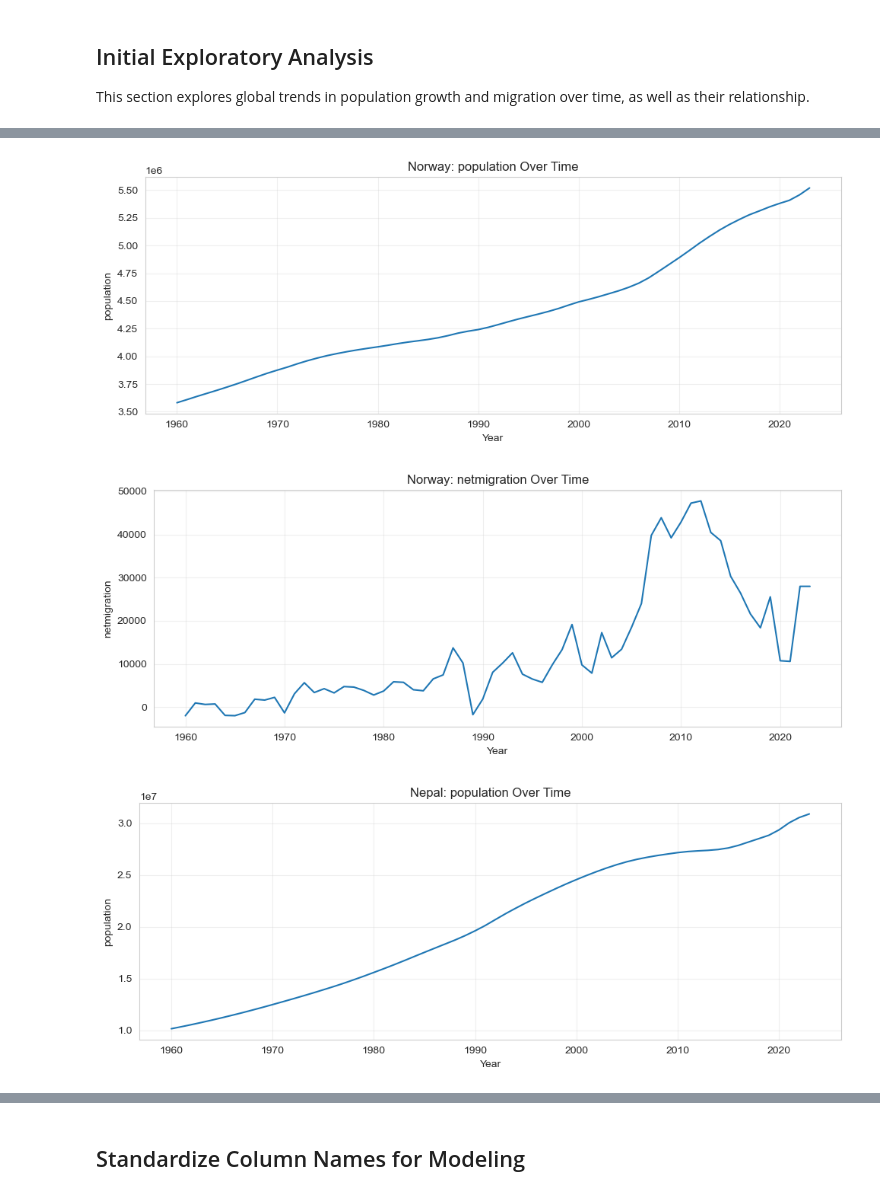
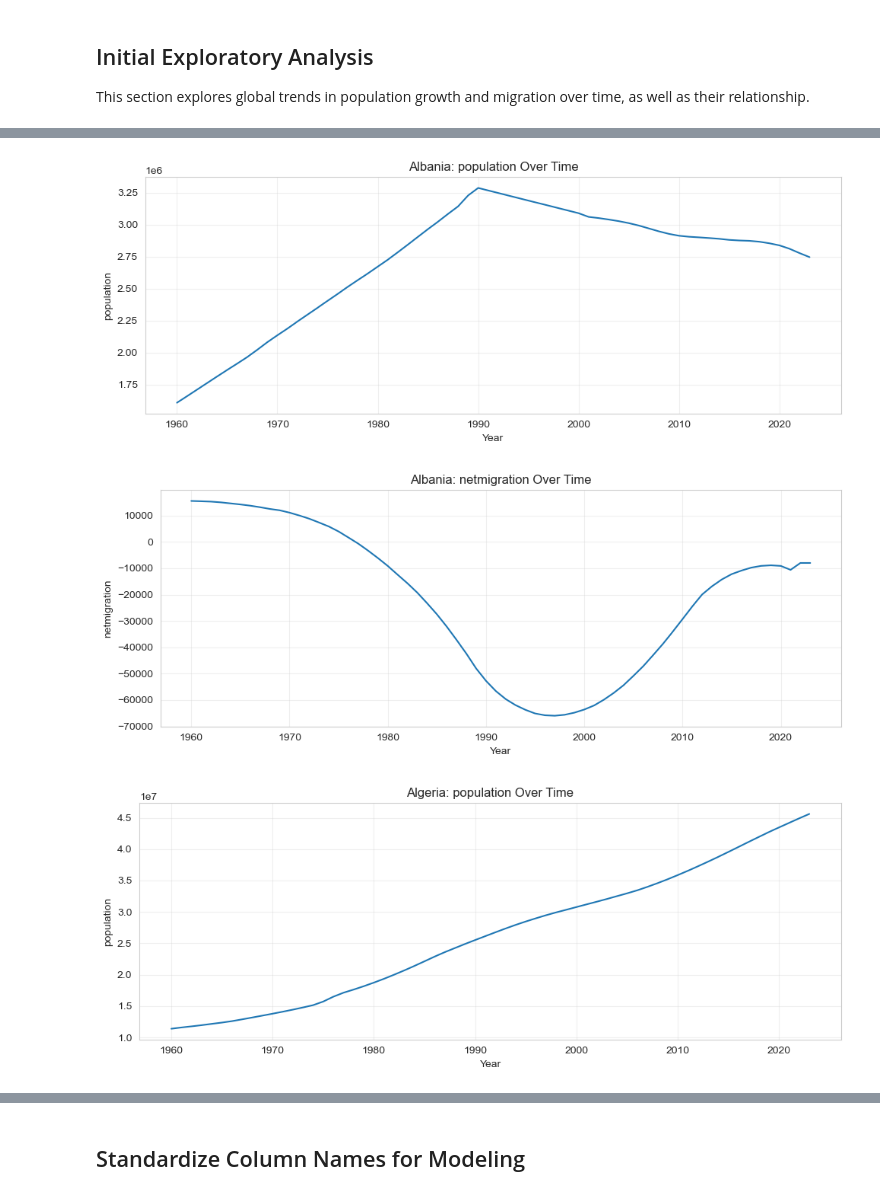
Before and after one commit to 3028Bikalpa/STATS201_project_Bikki, a Jupyter notebook: project_code.ipynb, the cells around one changed output, grey strips where cells are left out. Drawn from its saved outputs; the diff is of its cells as text; code cells hidden in the pictures.

```diff
--- a/project_code.ipynb
+++ b/project_code.ipynb
@@ -117,36 +122,36 @@ This section explores global trends in population growth and migration over time
 # %%
 # Select a small subset of countries for visualization
 # We use countries with the highest number of observations to ensure complete time series
-top_countries = df[country_col].value_counts().head(3).index.tolist()
+top_countries = sorted(df[country_col].unique())[:3]
 
 # Plot population and migration trends over time for selected countries
 for c in top_countries:
 
-    # Subset data for a single country and sort by year
-    d = df[df[country_col] == c].sort_values(year_col)
+    # Subset data for a single country, we don't need to sort here because we have sorted the same data twice before
+    d = df[df[country_col] == c]
 
     # Plot population over time
     plt.figure(figsize=(10, 4))
     plt.plot(d[year_col], d[POP_COL])
     plt.title(f"{c}: {POP_COL} Over Time")
     plt.xlabel("Year")
     plt.ylabel(POP_COL)
     plt.grid(alpha=0.3)
-    plt.tight_layout()
+    plt.tight_layout() # It automatically adjusts spacing between plot elements so that nothing overlaps or gets cut off
     plt.show()
 
     # Plot migration over time
     plt.figure(figsize=(10, 4))
     plt.plot(d[year_col], d[MIG_COL])
     plt.title(f"{c}: {MIG_COL} Over Time")
     plt.xlabel("Year")
     plt.ylabel(MIG_COL)
-    plt.grid(alpha=0.3)
+    plt.grid(alpha=0.3) # This is just for the opacity of the grid lines
     plt.tight_layout()
     plt.show()
 # %% [output]
 [figure]
 [figure]
-[figure, old version]
+[figure, new version]
-[figure, old version]
+[figure, new version]
-[figure, old version]
+[figure, new version]
```
Also changed, not shown: parts of 30 cells of this notebook, 1 other file.
